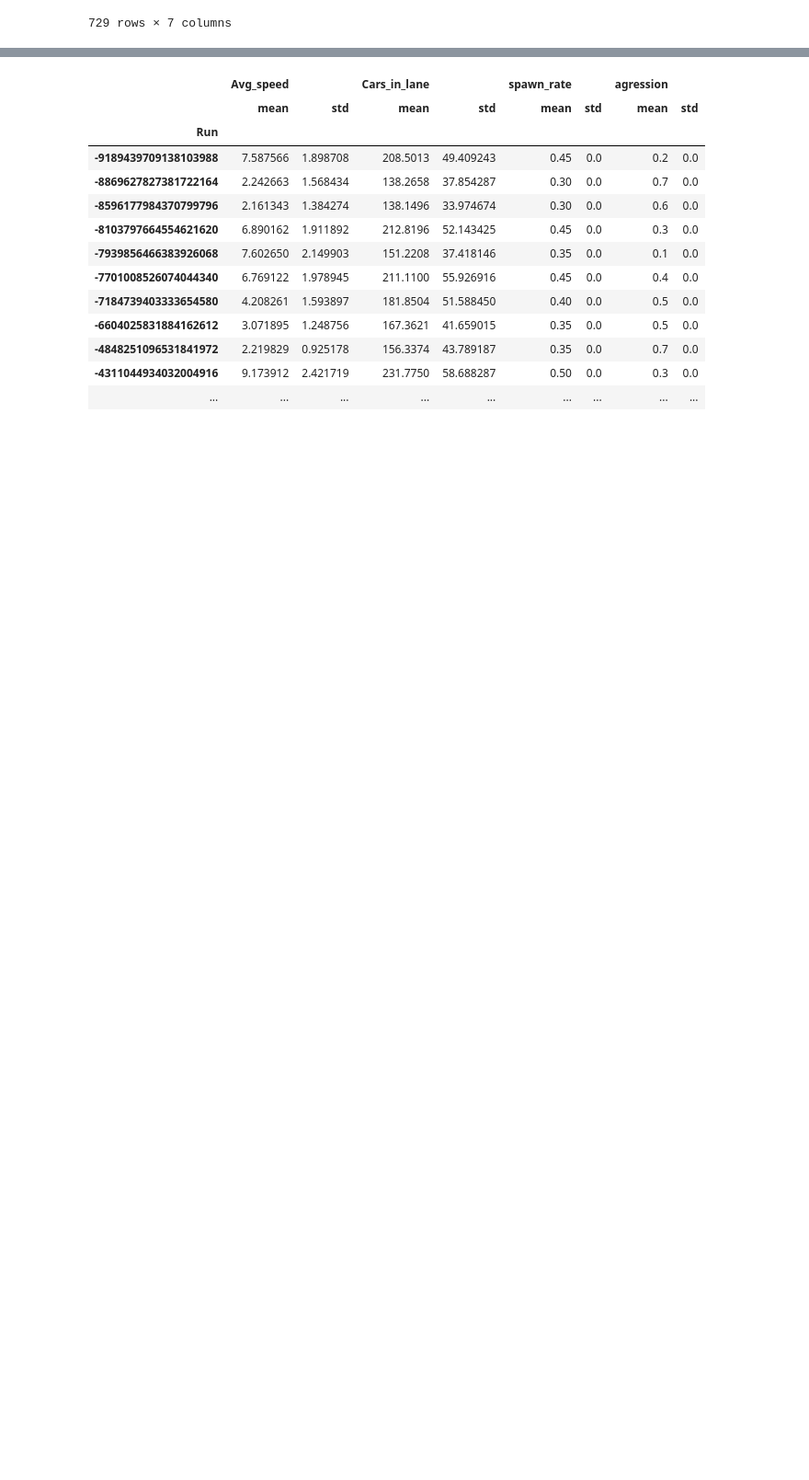
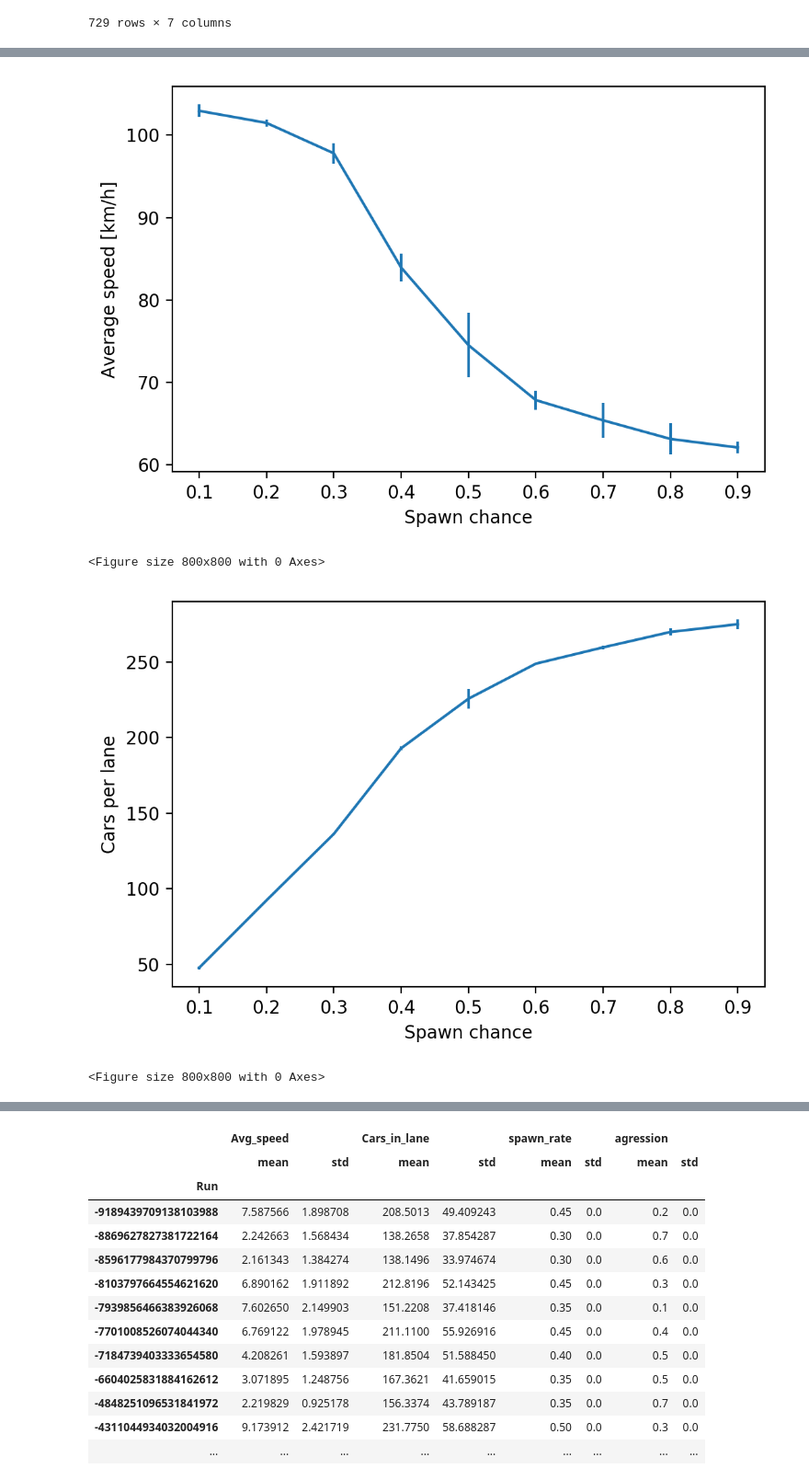
Before and after one commit to CoenHoningh/ABM, a Jupyter notebook: Data-analysis/OFAT/OFAT_anal.ipynb, the cells around one changed output, grey strips where cells are left out. Shown at 92% size. Saved outputs shown, nothing was run; the diff lists cells and outputs as text; code cells hidden in the pictures; blank space fills up the shorter version.

```diff
--- a/Data-analysis/OFAT/OFAT_anal.ipynb
+++ b/Data-analysis/OFAT/OFAT_anal.ipynb
@@ -65,0 +102,22 @@ plt.show()
+# %%
+ofat1 = df.loc[(df['min_gap'] > 2.1) & (df['min_gap'] < 2.6)]
+ofat1 = ofat1.loc[(ofat1['agression'] >0.4) & (ofat1['agression'] < 0.6)]
+
+x,y,errors = std_error_calc(ofat1['spawn_chance'],ofat1['avg_speed'])
+plt.errorbar(x,y,yerr= errors)
+plt.xlabel('Spawn chance')
+plt.ylabel('Average speed [km/h]')
+plt.figure(figsize=(4, 4))
+plt.show()
+
+x,y,errors = std_error_calc(ofat1['spawn_chance'],ofat1['cars_in_lane'])
+plt.errorbar(x,y,yerr= errors)
+plt.xlabel('Spawn chance')
+plt.ylabel('Cars per lane')
+plt.figure(figsize=(4, 4))
+plt.show()
+# %% [output]
+[figure, added]
+<Figure size 800x800 with 0 Axes>
+[figure, added]
+<Figure size 800x800 with 0 Axes>
```
Also changed, not shown: parts of 14 cells of this notebook, 1 other file.
